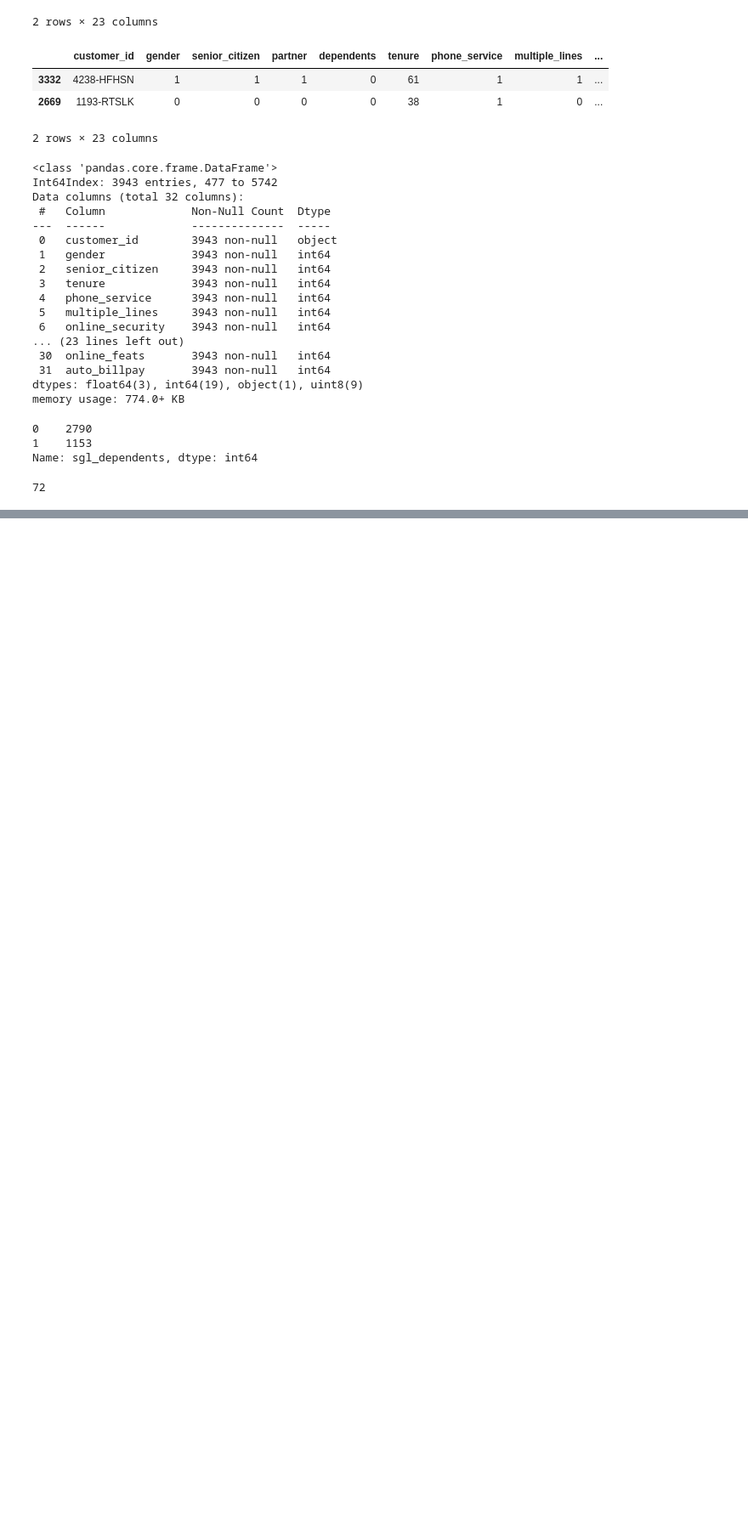
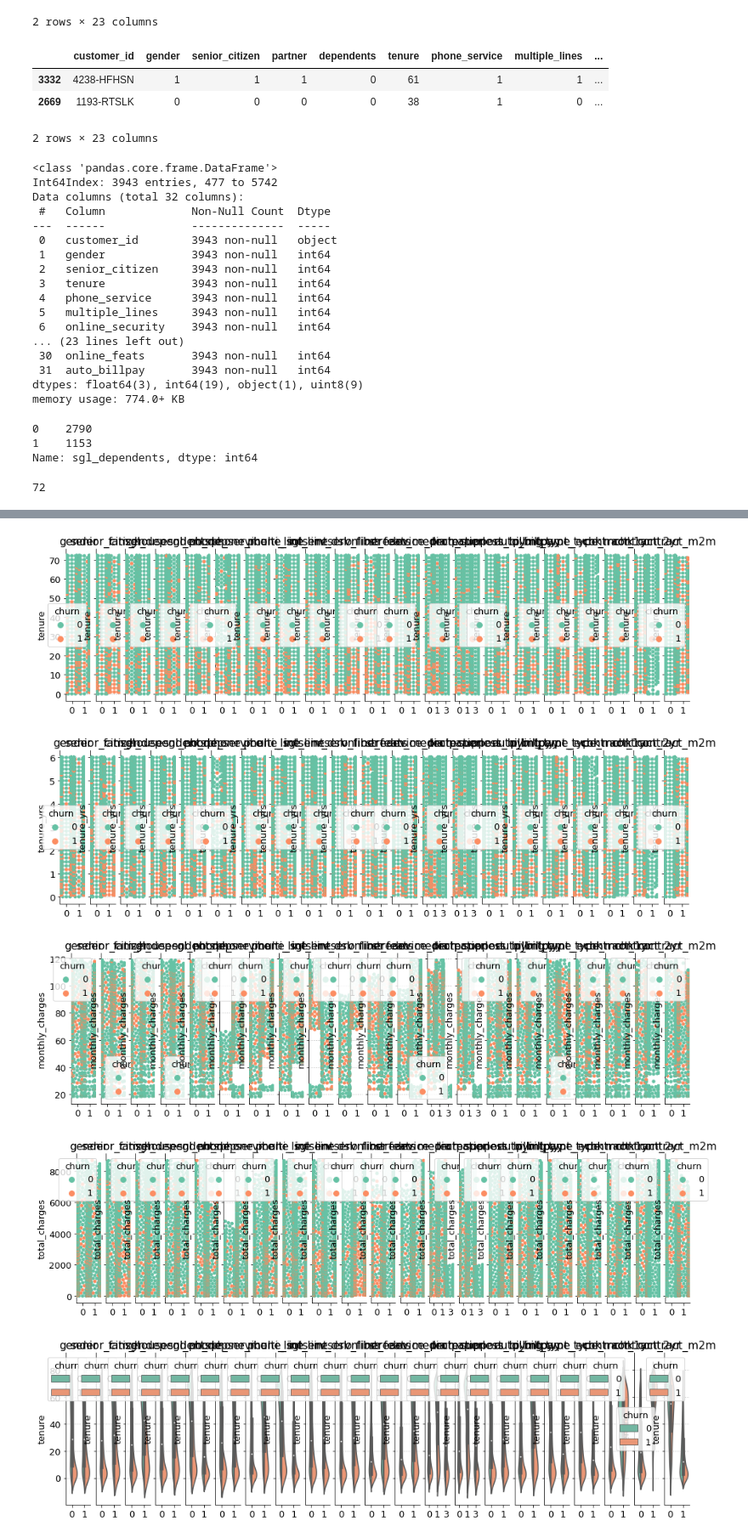
Before and after one commit to o0amandagomez0o/classification_proj, a Jupyter notebook: telco001.ipynb, the cells around one changed output, grey strips where cells are left out. Shown at 85% size. Saved outputs shown, nothing was run; the diff lists cells and outputs as text; code cells hidden in the pictures; blank space fills up the shorter version.

```diff
--- a/telco001.ipynb
+++ b/telco001.ipynb
@@ -514,0 +693,10 @@ train.tenure.max()
+# %%
+target = 'churn'
+
+explore.explore_multivariate(train, target, cat_vars, quant_vars)
+# %% [output]
+[figure, added]
+[figure, added]
+[figure, added]
+[figure, added]
+[figure, added]
```
Also changed, not shown: parts of 13 cells of this notebook, 2 other files.
